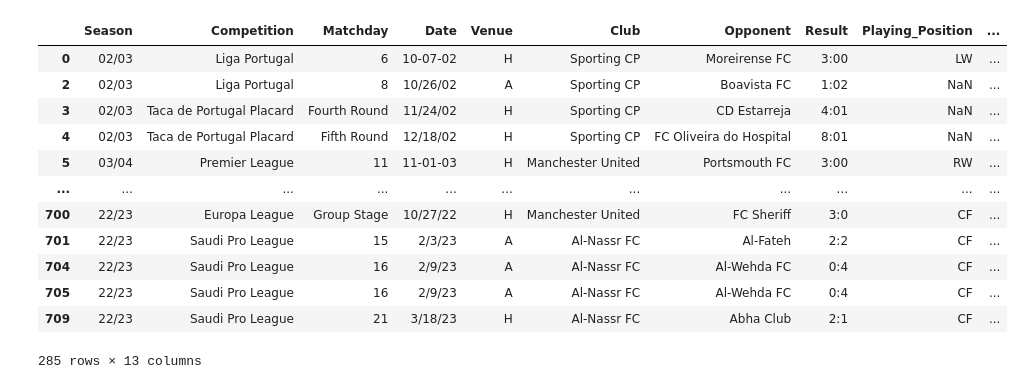
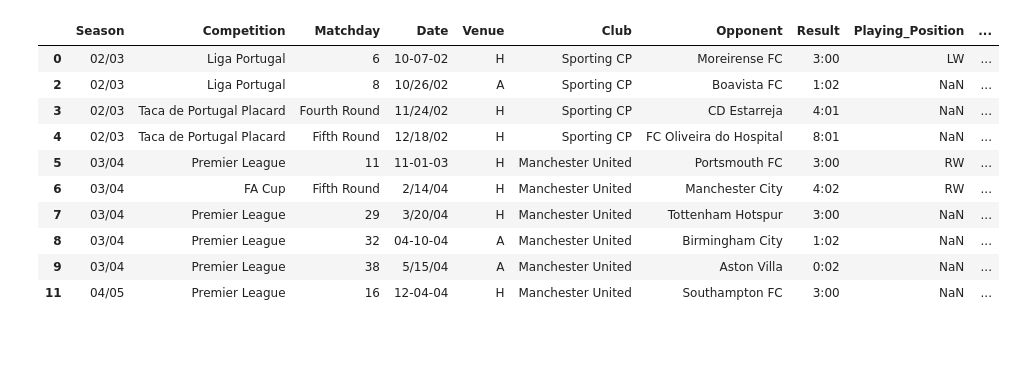
Before and after one commit to kevinnkansah/LearnDataScience, a Jupyter notebook: Python/Cristiano Ronaldo/cristiano_analysis.ipynb, the cells around one changed output. Cells and saved outputs as stored; diff of their text form; code cells hidden in the pictures; blank space fills up the shorter version.

```diff
--- a/Python/Cristiano Ronaldo/cristiano_analysis.ipynb
+++ b/Python/Cristiano Ronaldo/cristiano_analysis.ipynb
@@ -30,16 +15,14 @@ df.groupby(['Club', 'Opponent']).agg({'Result': 'count', 'Goal_assist': 'sum'})
 # %%
-df[df.isna().any(axis=1)]
+df[df.isna().any(axis=1)].head(10)
 # %% [output]
 |  | Season | Competition | Matchday | Date | Venue | Club | Opponent | Result | Playing_Position | ... |
 | 0 | 02/03 | Liga Portugal | 6 | 10-07-02 | H | Sporting CP | Moreirense FC | 3:00 | LW | ... |
 | 2 | 02/03 | Liga Portugal | 8 | 10/26/02 | A | Sporting CP | Boavista FC | 1:02 | NaN | ... |
 | 3 | 02/03 | Taca de Portugal Placard | Fourth Round | 11/24/02 | H | Sporting CP | CD Estarreja | 4:01 | NaN | ... |
 | 4 | 02/03 | Taca de Portugal Placard | Fifth Round | 12/18/02 | H | Sporting CP | FC Oliveira do Hospital | 8:01 | NaN | ... |
 | 5 | 03/04 | Premier League | 11 | 11-01-03 | H | Manchester United | Portsmouth FC | 3:00 | RW | ... |
-| ... | ... | ... | ... | ... | ... | ... | ... | ... | ... | ... |
-| 700 | 22/23 | Europa League | Group Stage | 10/27/22 | H | Manchester United | FC Sheriff | 3:0 | CF | ... |
-| 701 | 22/23 | Saudi Pro League | 15 | 2/3/23 | A | Al-Nassr FC | Al-Fateh | 2:2 | CF | ... |
-| 704 | 22/23 | Saudi Pro League | 16 | 2/9/23 | A | Al-Nassr FC | Al-Wehda FC | 0:4 | CF | ... |
-| 705 | 22/23 | Saudi Pro League | 16 | 2/9/23 | A | Al-Nassr FC | Al-Wehda FC | 0:4 | CF | ... |
-| 709 | 22/23 | Saudi Pro League | 21 | 3/18/23 | H | Al-Nassr FC | Abha Club | 2:1 | CF | ... |
+| 6 | 03/04 | FA Cup | Fifth Round | 2/14/04 | H | Manchester United | Manchester City | 4:02 | RW | ... |
+| 7 | 03/04 | Premier League | 29 | 3/20/04 | H | Manchester United | Tottenham Hotspur | 3:00 | NaN | ... |
+| 8 | 03/04 | Premier League | 32 | 04-10-04 | A | Manchester United | Birmingham City | 1:02 | NaN | ... |
+| 9 | 03/04 | Premier League | 38 | 5/15/04 | A | Manchester United | Aston Villa | 0:02 | NaN | ... |
+| 11 | 04/05 | Premier League | 16 | 12-04-04 | H | Manchester United | Southampton FC | 3:00 | NaN | ... |
-285 rows × 13 columns
```
Also changed, not shown: parts of 10 cells of this notebook.
